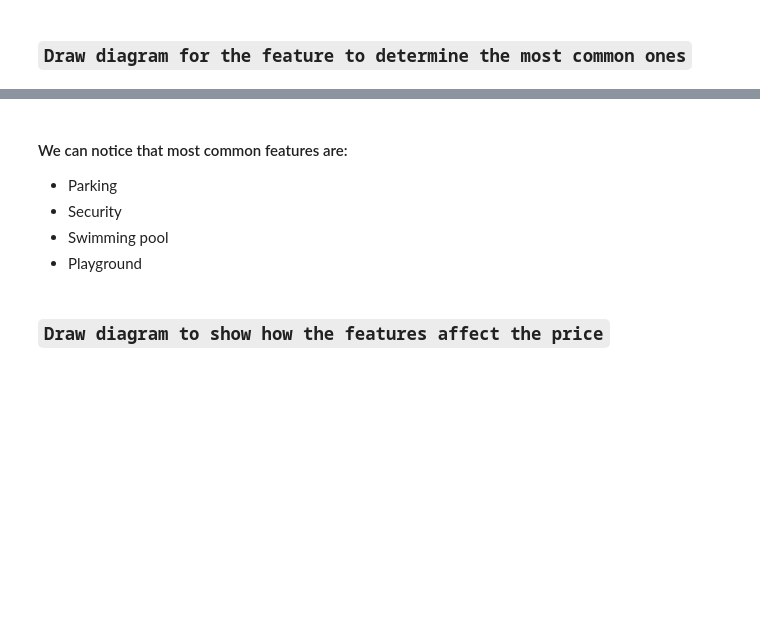
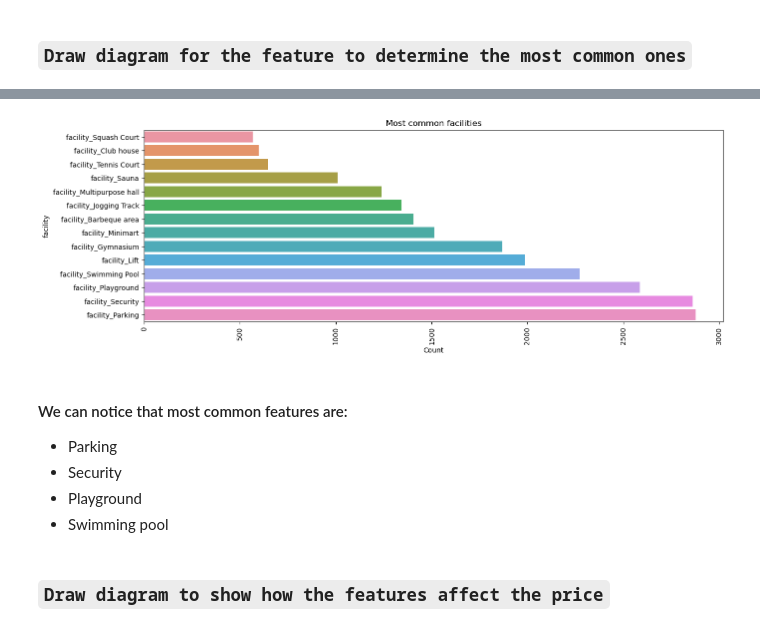
Before and after one commit to aahmedsherif/FinalProject, a Jupyter notebook: script.ipynb, the cells around one changed output, grey strips where cells are left out. Cells and saved outputs as stored; diff of their text form; code cells hidden in the pictures; blank space fills up the shorter version.

```diff
--- a/script.ipynb
+++ b/script.ipynb
@@ -507,0 +527,5 @@ draw_countplots_for_columns('Diagram for Common features', df, np.array( bool_co
+# %%
+facility_columns_df = pd.DataFrame(df[facility_columns].sum(), columns=['count'])
+facility_columns_df.reset_index(inplace=True)
+facility_columns_df.columns = ['facility', 'count']
+facility_columns_df
@@ -508,9 +548,20 @@ draw_countplots_for_columns('Diagram for Common features', df, np.array( bool_co
+# %%
+
+plt.figure(figsize=(15,5))
+sns.barplot(data=facility_columns_df.sort_values(by='count'), y = 'facility', x='count' )
+plt.title('Most common facilities')
+plt.xticks(rotation=90)
+plt.ylabel('facility')
+plt.xlabel('Count')
+plt.show()
+# %% [output]
+[figure, added]
 # %% [markdown]
 #### We can notice that most common features are:
 - Parking
 - Security
+- Playground
 - Swimming pool
-- Playground
 # %% [markdown]
 ### `Draw diagram to show how the features affect the price`
 # %%
```
Also changed, not shown: parts of 42 cells of this notebook.
